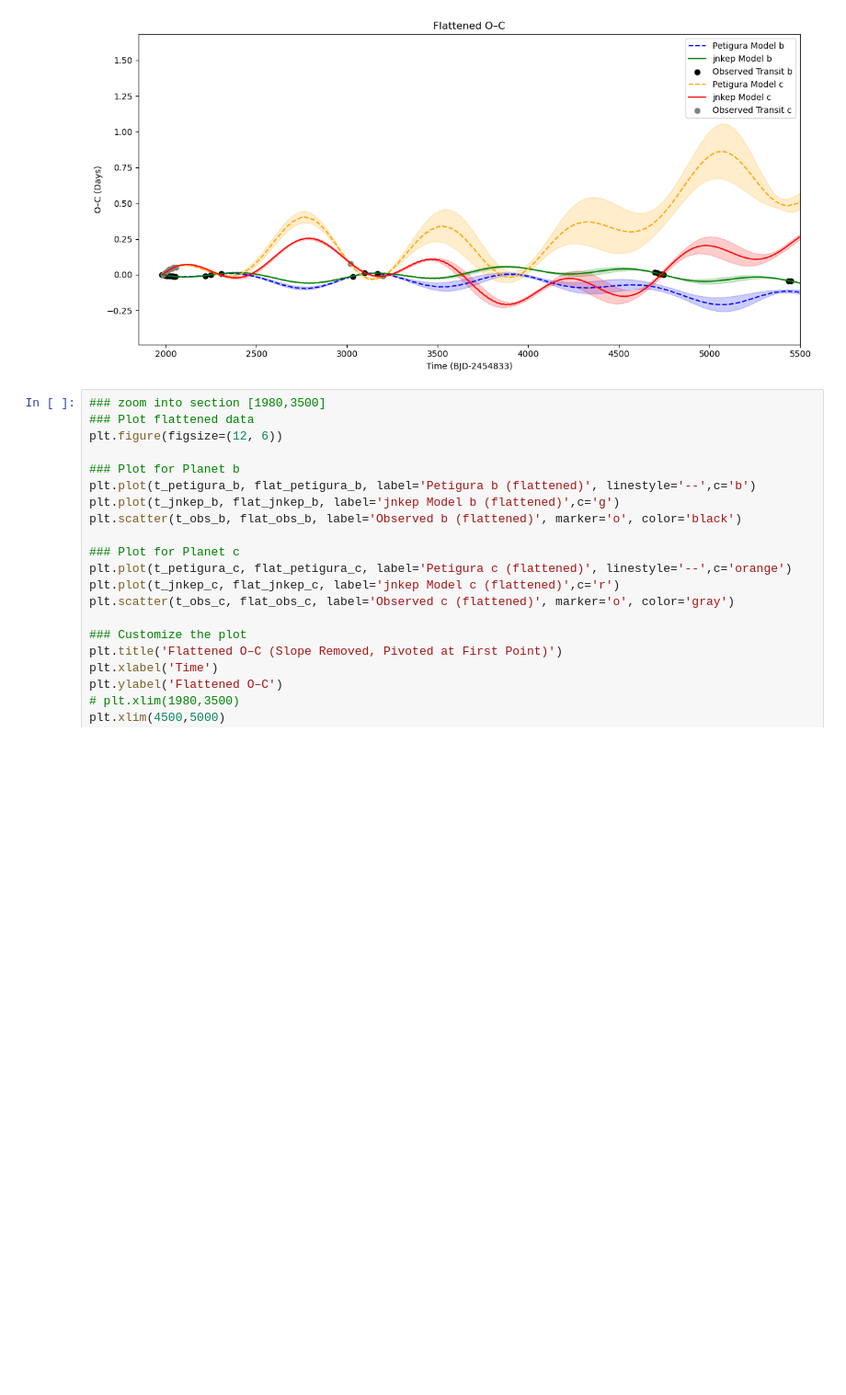
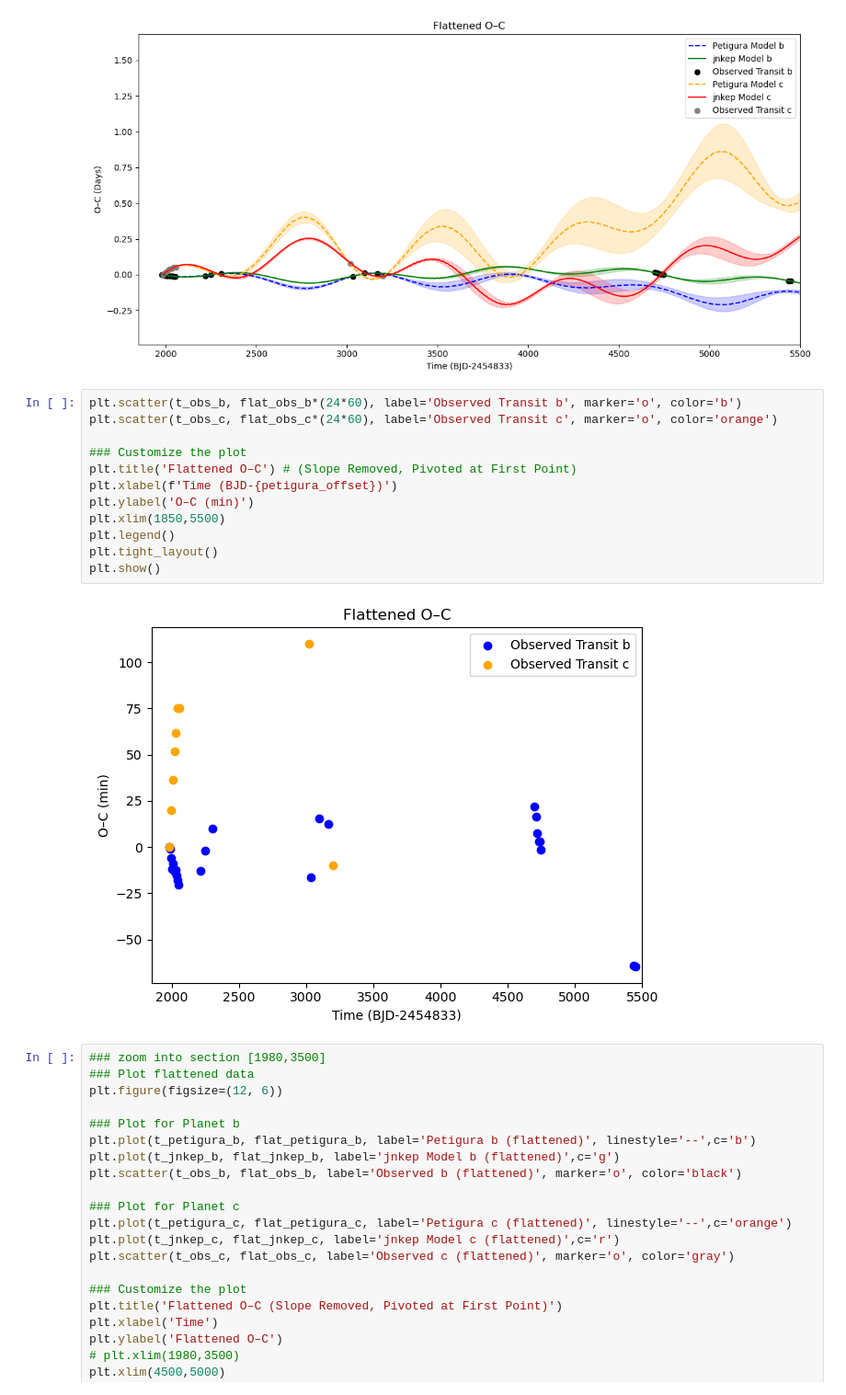
Before and after one commit to pentrican10/k2-19-project, a Jupyter notebook: 6_compare_models.ipynb, the cells around one changed output. Shown at 92% size. Cells and saved outputs as stored; diff of their text form; blank space fills up the shorter version.

Commit message:
update plot

```diff
--- a/6_compare_models.ipynb
+++ b/6_compare_models.ipynb
@@ -315,6 +315,20 @@ plt.tight_layout()
 plt.show()
 # %% [output]
 [figure]
+# %%
+plt.scatter(t_obs_b, flat_obs_b*(24*60), label='Observed Transit b', marker='o', color='b')
+plt.scatter(t_obs_c, flat_obs_c*(24*60), label='Observed Transit c', marker='o', color='orange')
+
+### Customize the plot
+plt.title('Flattened O–C') # (Slope Removed, Pivoted at First Point)
+plt.xlabel(f'Time (BJD-{petigura_offset})')
+plt.ylabel('O–C (min)')
+plt.xlim(1850,5500)
+plt.legend()
+plt.tight_layout()
+plt.show()
+# %% [output]
+[figure, added]
 # %%
 ### zoom into section [1980,3500]
 ### Plot flattened data
```
